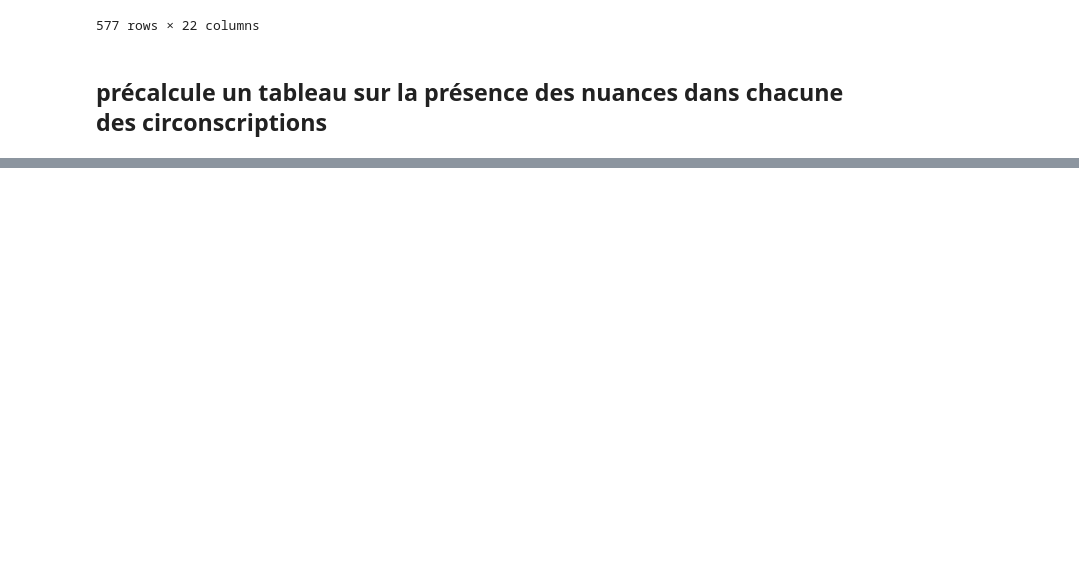
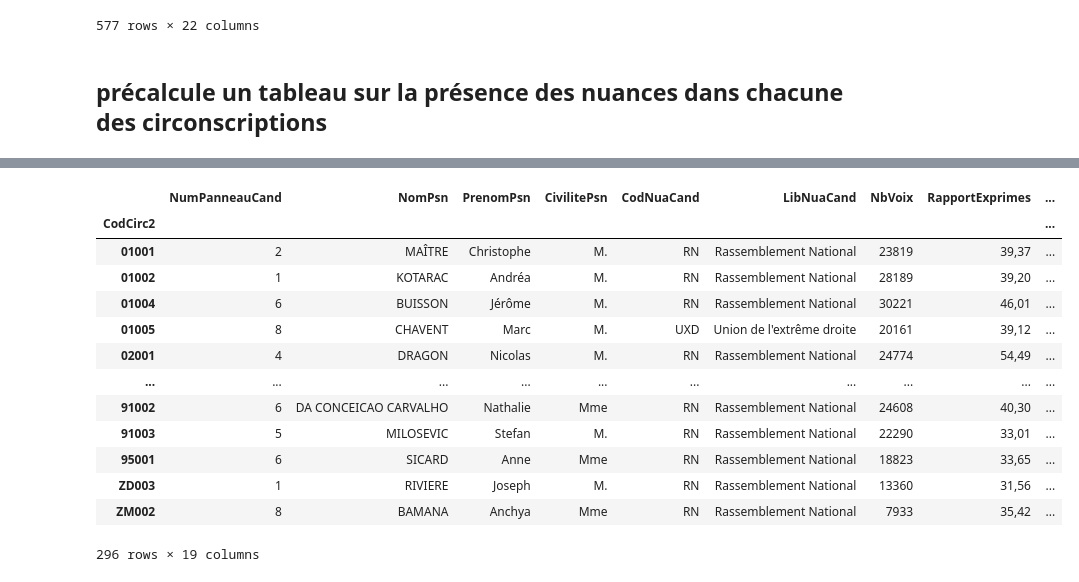
Before and after one commit to taniki/legislatives-2024, a Jupyter notebook: prep_lg2024.ipynb, the cells around one changed output, grey strips where cells are left out. Saved outputs shown, nothing was run; the diff lists cells and outputs as text; code cells hidden in the pictures; blank space fills up the shorter version.

```diff
--- a/prep_lg2024.ipynb
+++ b/prep_lg2024.ipynb
@@ -197,0 +547,17 @@ nuances2024.to_csv('lg2024_t1_nuances.csv')
+# %%
+t1_entete.query('(CodNuaCand == "RN" or CodNuaCand == "UXD")')
+# %% [output]
+|  | NumPanneauCand | NomPsn | PrenomPsn | CivilitePsn | CodNuaCand | LibNuaCand | NbVoix | RapportExprimes | ... |
+| CodCirc2 |  |  |  |  |  |  |  |  | ... |
+| 01001 | 2 | MAÎTRE | Christophe | M. | RN | Rassemblement National | 23819 | 39,37 | ... |
+| 01002 | 1 | KOTARAC | Andréa | M. | RN | Rassemblement National | 28189 | 39,20 | ... |
+| 01004 | 6 | BUISSON | Jérôme | M. | RN | Rassemblement National | 30221 | 46,01 | ... |
+| 01005 | 8 | CHAVENT | Marc | M. | UXD | Union de l'extrême droite | 20161 | 39,12 | ... |
+| 02001 | 4 | DRAGON | Nicolas | M. | RN | Rassemblement National | 24774 | 54,49 | ... |
+| ... | ... | ... | ... | ... | ... | ... | ... | ... | ... |
+| 91002 | 6 | DA CONCEICAO CARVALHO | Nathalie | Mme | RN | Rassemblement National | 24608 | 40,30 | ... |
+| 91003 | 5 | MILOSEVIC | Stefan | M. | RN | Rassemblement National | 22290 | 33,01 | ... |
+| 95001 | 6 | SICARD | Anne | Mme | RN | Rassemblement National | 18823 | 33,65 | ... |
+| ZD003 | 1 | RIVIERE | Joseph | M. | RN | Rassemblement National | 13360 | 31,56 | ... |
+| ZM002 | 8 | BAMANA | Anchya | Mme | RN | Rassemblement National | 7933 | 35,42 | ... |
+296 rows × 19 columns
```
Also changed, not shown: parts of 37 cells of this notebook.
